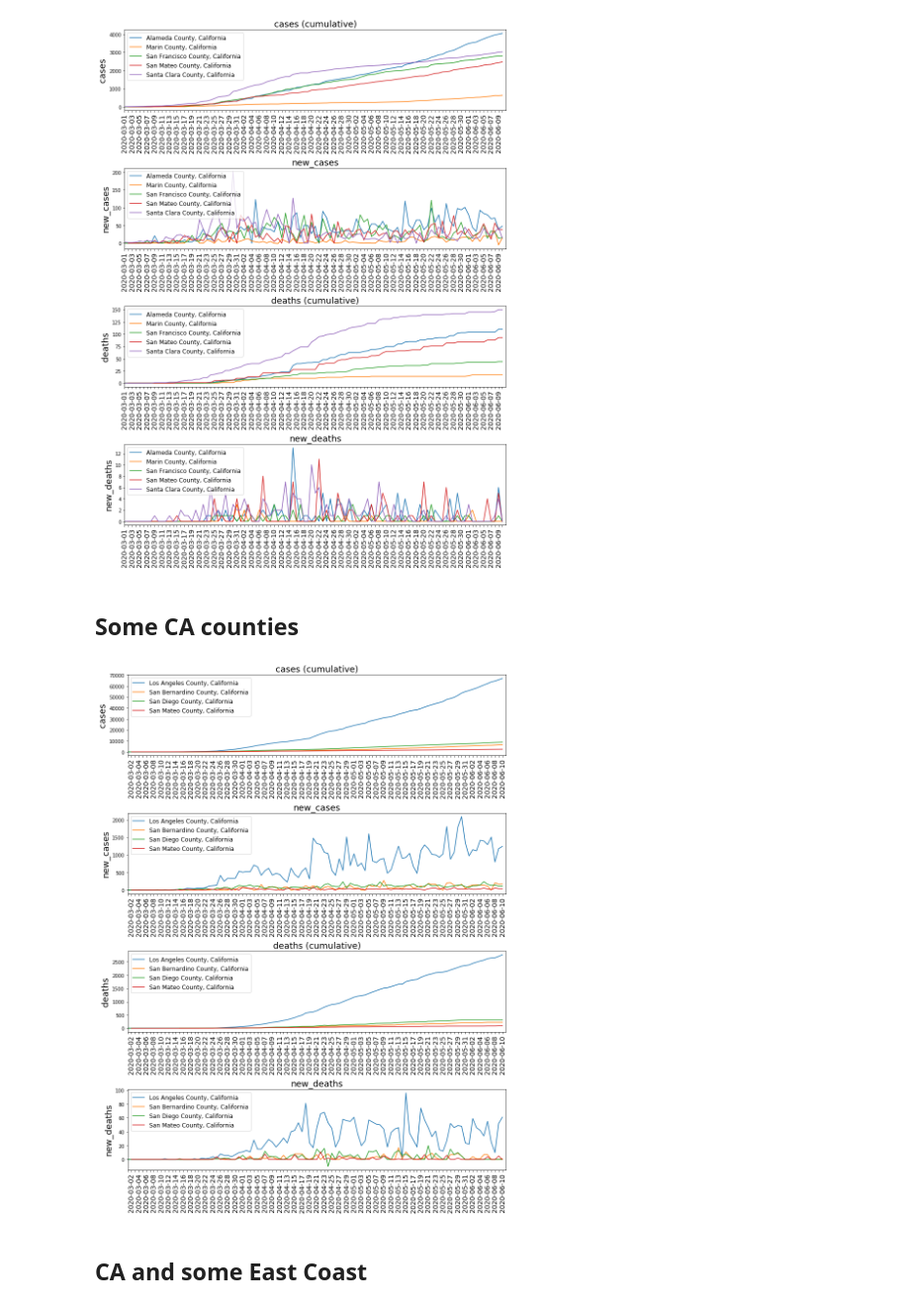
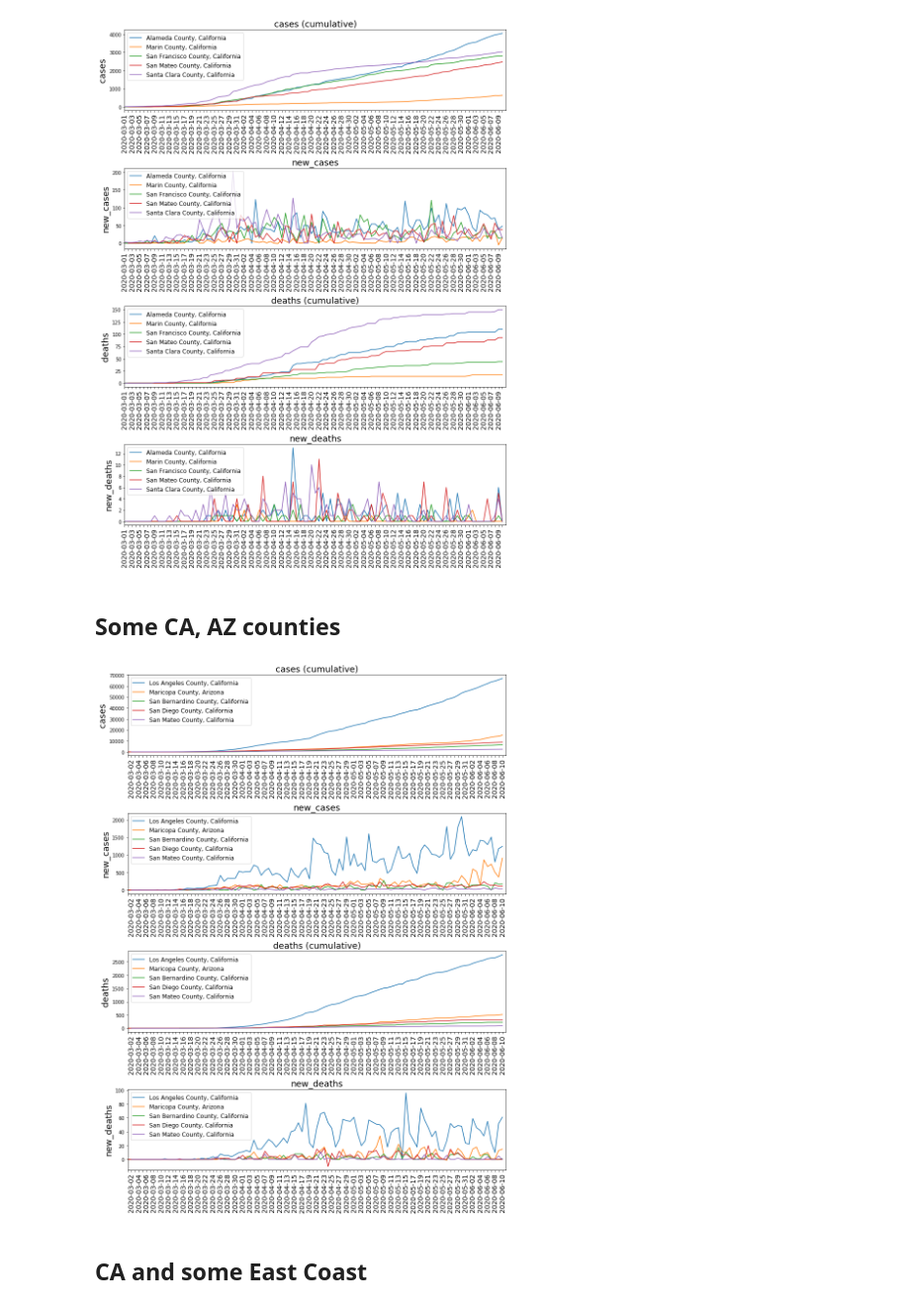
Before and after one commit to benslack19/covid_cases_by_county, a Jupyter notebook: covid_by_county.ipynb, the cells around one changed output. Shown at 99% size. Saved outputs shown, nothing was run; the diff lists cells and outputs as text; code cells hidden in the pictures.

```diff
--- a/covid_by_county.ipynb
+++ b/covid_by_county.ipynb
@@ -173,18 +173,19 @@ plot_all_categories_for_county(states, counties, "2020-03-01")
 # %% [output]
 [figure]
 # %% [markdown]
-## Some CA counties
+## Some CA, AZ counties
 # %%
-states = ["California"]
+states = ["California", "Arizona"]
 counties = [
     "San Bernardino County, California",
     "San Diego County, California",
     "San Mateo County, California",
     "Los Angeles County, California",
+    "Maricopa County, Arizona",
 ]
 plot_all_categories_for_county(states, counties, "2020-03-01")
 # %% [output]
-[figure, old version]
+[figure, new version]
 # %% [markdown]
 ## CA and some East Coast
 # %%
```
Also changed, not shown: parts of 2 cells of this notebook, 1 other file.
